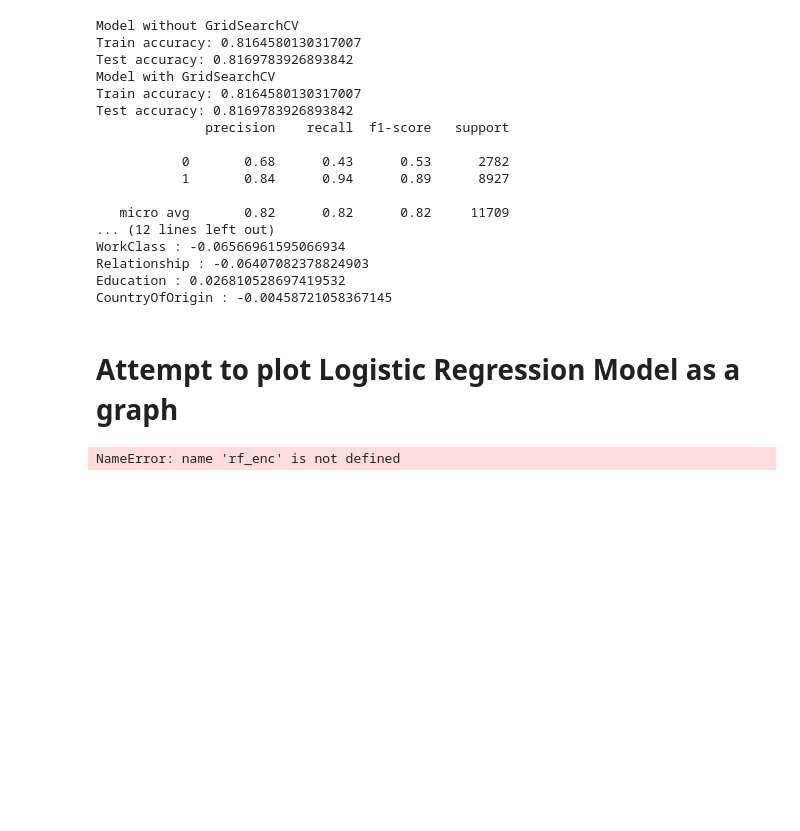
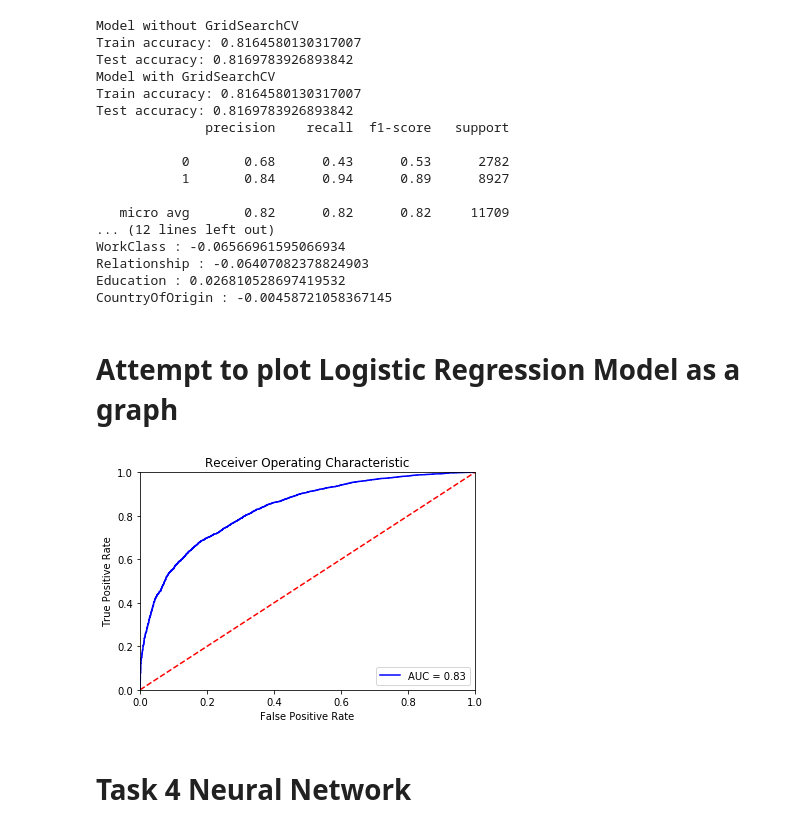
Before and after one commit to Wesleyzxc/DataMining, a Jupyter notebook: DMProj1.ipynb, the cells around one changed output. Cells and saved outputs as stored; diff of their text form; code cells hidden in the pictures; blank space fills up the shorter version.

Commit message:
ROC curve on Regression

```diff
--- a/DMProj1.ipynb
+++ b/DMProj1.ipynb
@@ -470,27 +472,25 @@ CountryOfOrigin : -0.00458721058367145
 # Attempt to plot Logistic Regression Model as a graph
 # %%
 import seaborn as sns
-#sns.regplot(x='NumYearsEducation', y='AtRisk', data=df, logistic=True)
-from sklearn.metrics import roc_curve
-y_pred_rf_lm = cv.predict_proba(rf_enc.transform(rf.apply(X_test)))[:, 1]
-fpr_rf_lm, tpr_rf_lm, _ = roc_curve(y_test, y_pred_rf_lm)
+from sklearn import metrics
 
-# calculate the fpr and tpr for all thresholds of the classification
-probs = model.predict_proba(X_test)
+probs = cv.predict_proba(X_test)
 preds = probs[:,1]
 fpr, tpr, threshold = metrics.roc_curve(y_test, preds)
 roc_auc = metrics.auc(fpr, tpr)
 
 # method I: plt
 import matplotlib.pyplot as plt
 plt.title('Receiver Operating Characteristic')
 plt.plot(fpr, tpr, 'b', label = 'AUC = %0.2f' % roc_auc)
 plt.legend(loc = 'lower right')
 plt.plot([0, 1], [0, 1],'r--')
 plt.xlim([0, 1])
 plt.ylim([0, 1])
 plt.ylabel('True Positive Rate')
 plt.xlabel('False Positive Rate')
 plt.show()
 # %% [output]
-NameError: name 'rf_enc' is not defined
+[figure, added]
+# %% [markdown]
+# Task 4 Neural Network
```
Also changed, not shown: parts of 3 cells of this notebook.
